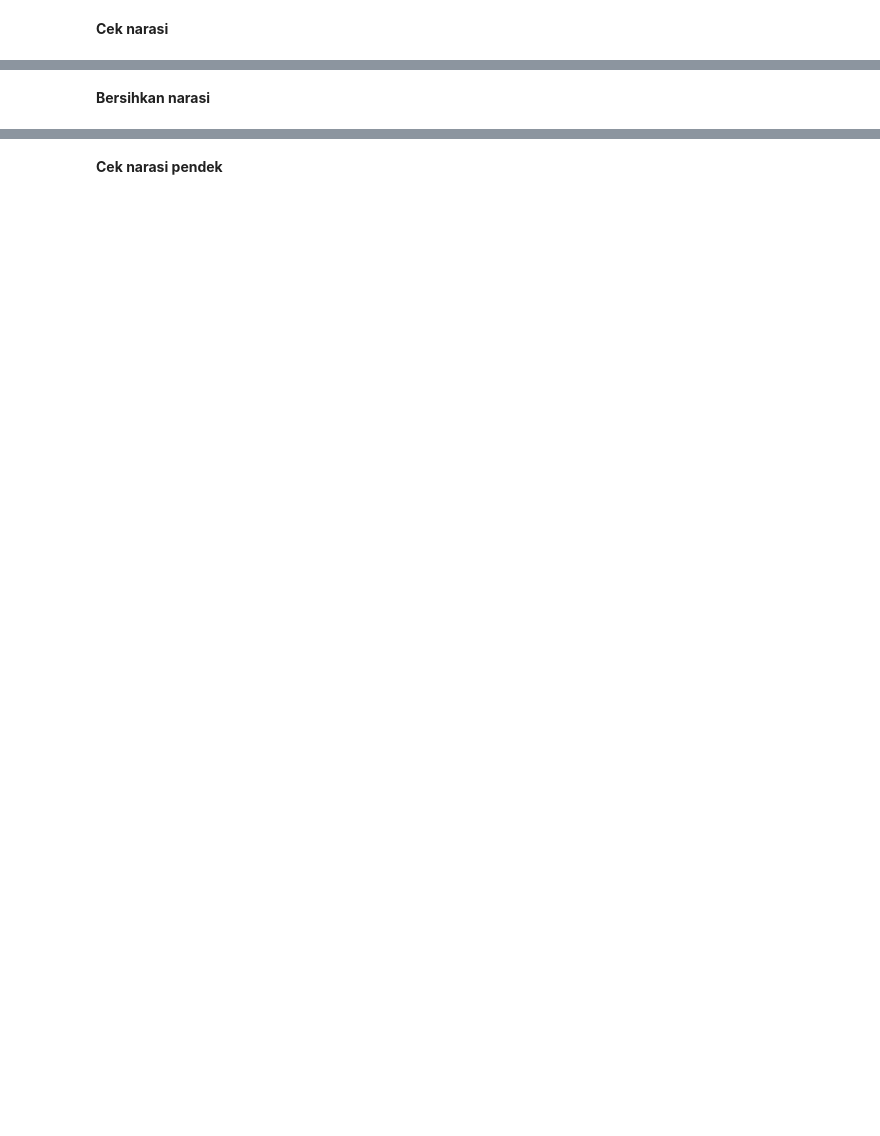
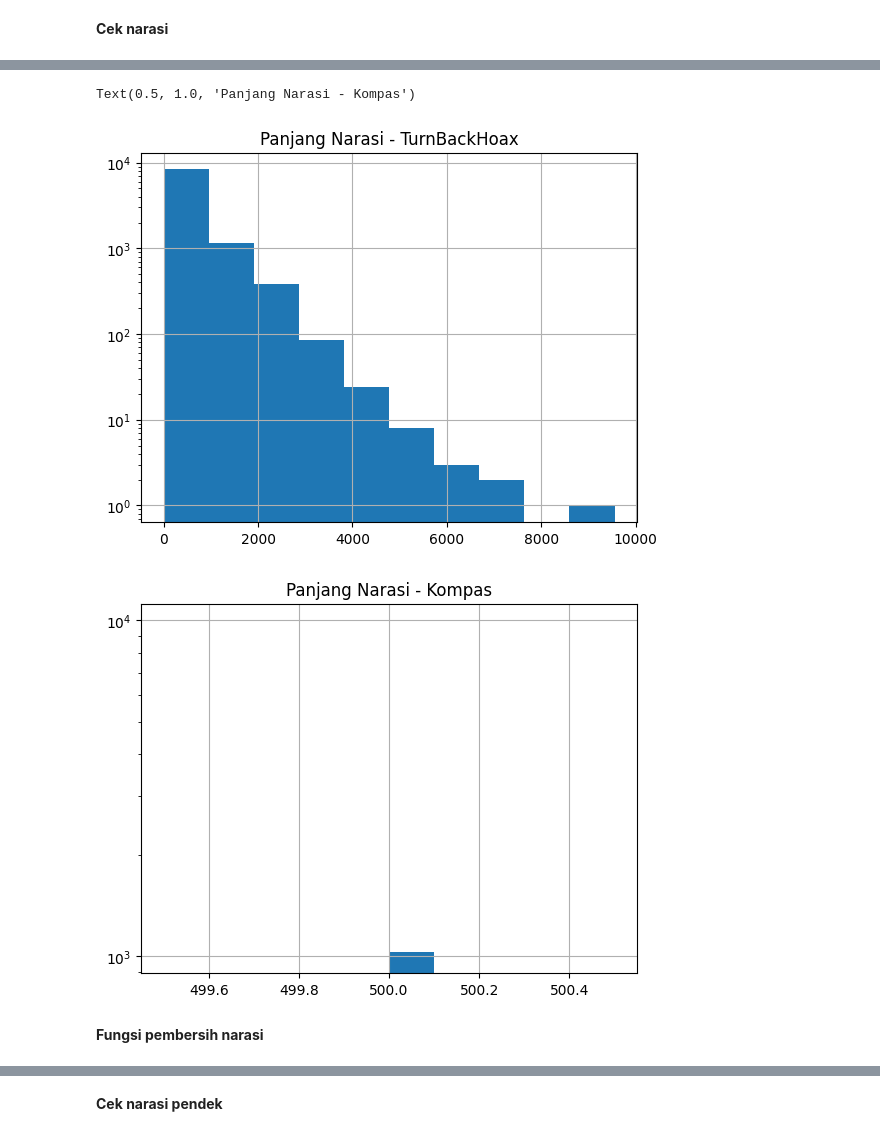
Before and after one commit to fallahibagaskara/news-dataset-cleanup, a Jupyter notebook: News_Dataset_Cleanup.ipynb, the cells around one changed output, grey strips where cells are left out. Saved outputs shown, nothing was run; the diff lists cells and outputs as text; code cells hidden in the pictures; blank space fills up the shorter version.

```diff
--- a/News_Dataset_Cleanup.ipynb
+++ b/News_Dataset_Cleanup.ipynb
@@ -136,5 +171,21 @@ df['Narasi'].str.len().hist().set_yscale('log')
+# %%
+# Histogram panjang Narasi - TurnBackHoax
+plt.figure()
+turnbackhoax_df['Narasi'].str.len().hist()
+plt.yscale('log')
+plt.title('Panjang Narasi - TurnBackHoax')
+
+# Histogram panjang Narasi - Kompas
+plt.figure()
+kompas_df['Narasi'].str.len().hist()
+plt.yscale('log')
+plt.title('Panjang Narasi - Kompas')
+# %% [output]
+Text(0.5, 1.0, 'Panjang Narasi - Kompas')
+[figure, added]
+[figure, added]
 # %% [markdown]
-**Bersihkan narasi**
+**Fungsi pembersih narasi**
 # %%
 def clean_narasi(text):
     # remove multiple used of '='
```
Also changed, not shown: parts of 29 cells of this notebook.
